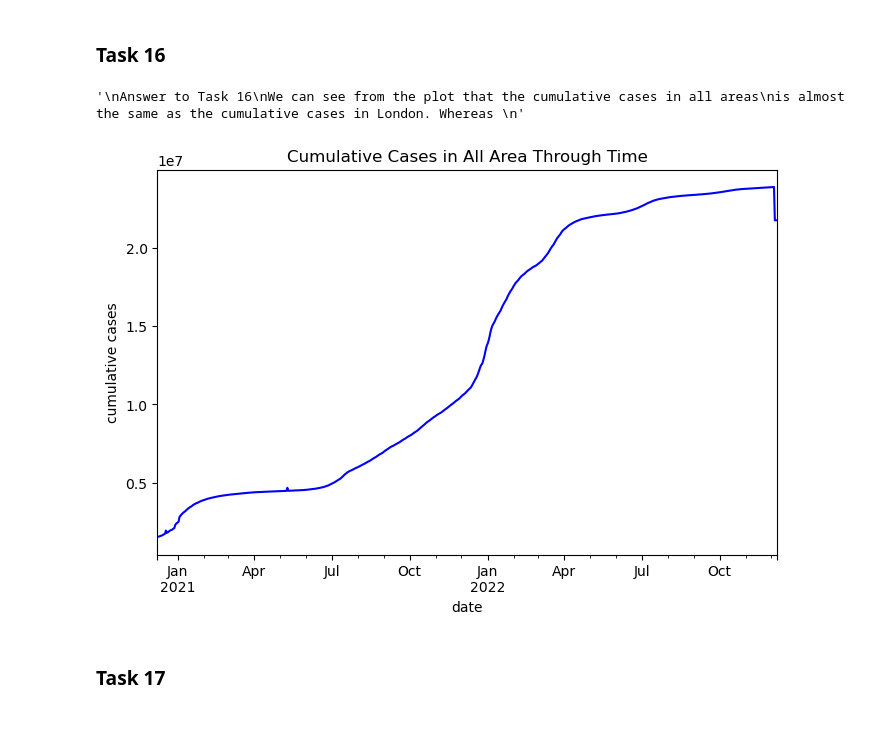
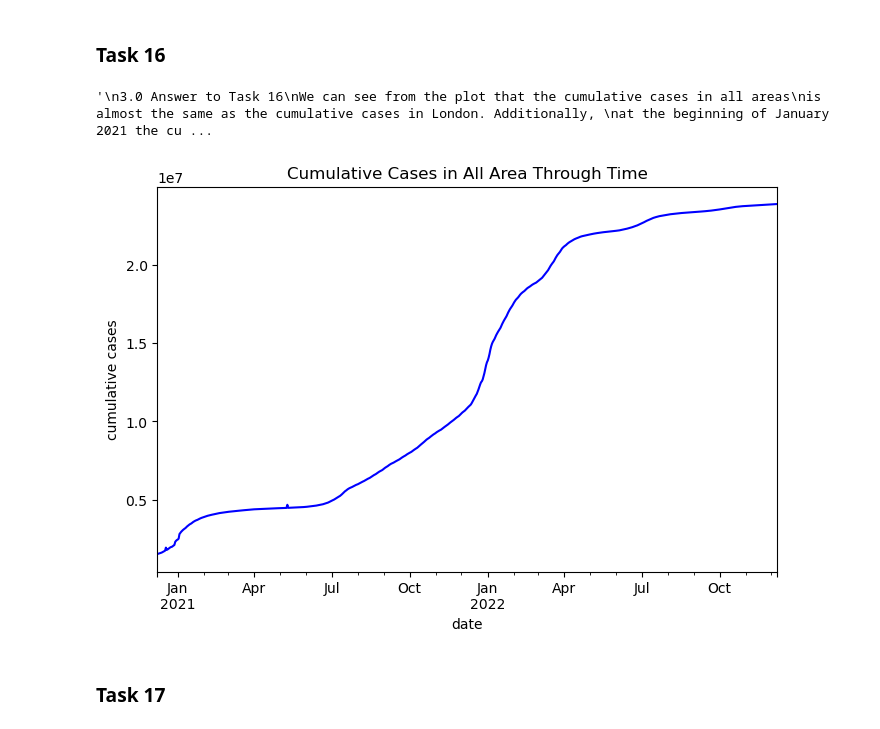
Before and after one commit to congrendai/CW2_for_computer_programing, a Jupyter notebook: CW2_A1.ipynb, the cells around one changed output. Drawn from its saved outputs; the diff is of its cells as text; code cells hidden in the pictures.

```diff
--- a/CW2_A1.ipynb
+++ b/CW2_A1.ipynb
@@ -228,44 +276,27 @@ is from the beginning of April to the end of the year (slightly increased).
 # %% [markdown]
 ### Task 16
-# %%
-"""
-Since the cumulative cases data in Northern Ireland missed from 2022/5/20 to 2022/12/8,
-we need to add more date to the Northern Ireland from 2022/5/20 to 2022/12/8
-"""
-# Intermediate dataframe
-# Create a new dataframe with the data of Northern Ireland from covid_data dataframe
-Northern_Ireland = covid_data[covid_data["area"] == "Northern Ireland"]
-
-# Create a new dataframe with the date range from 2022/5/20 to 2022/12/8
-date_range = pd.DataFrame(pd.date_range(start="2022-05-20", end="2022-12-08"))
-date_range.columns = ["date"]
-
-# Add new date to the Northern Ireland dataframe
-Northern_Ireland_with_new_date = pd.merge(Northern_Ireland, date_range, how = "outer", on = "date")
-
-# Fill the empty data
-Northern_Ireland_with_new_date["cumulative_cases"].ffill(inplace = True)
-Northern_Ireland_with_new_date["area"].ffill(inplace = True)
-
-# Drop the data of Northern Ireland from the covid_data dataframe
-covid_data_drop_Northern_Ireland = covid_data[covid_data["area"] != "Northern Ireland"]
-
-# Add back Northern Ireland with new date to the covid_data dataframe
-covid_data_with_new_Northern_Ireland_data = pd.concat([covid_data_drop_Northern_Ireland, Northern_Ireland_with_new_date])
-
-# Transform the dataframe to plot
-cumulative_cases_summed_over_all_areas = covid_data_with_new_Northern_Ireland_data.groupby("date")["cumulative_cases"].sum()
-
-# Plot to intermediate dataframe
-cumulative_cases_summed_over_all_areas.plot(figsize = (8,5), ylabel = "cumulative cases", title = "Cumulative Cases in All Area Through Time", color = "blue")
-
-"""
-Answer to Task 16
-We can see from the plot that the cumulative cases in all areas
-is almost the same as the cumulative cases in London. Whereas
-"""
-# %% [output]
-'\nAnswer to Task 16\nWe can see from the plot that the cumulative cases in all areas\nis almost the same as the cumulative cases in London. Whereas \n'
-[figure, removed]
+# %%
+# 1.0 Intermediate dataframe
+cumulative_cases_summed_over_all_areas = covid_data.groupby("date")["cumulative_cases"].sum()
+"""
+We can compare it with the covid_data dataframe to see the original data by
+cumulative_cases_summed_over_all_areas = covid_data.groupby("date")["cumulative_cases"].sum()
+"""
+
+# 2.0 Plot to intermediate dataframe
+cumulative_cases_summed_over_all_areas.plot(figsize = (8,5), ylabel = "cumulative cases", title = "Cumulative Cases in All Area Through Time", color = "blue")
+
+"""
+3.0 Answer to Task 16
+We can see from the plot that the cumulative cases in all areas
+is almost the same as the cumulative cases in London. Additionally,
+at the beginning of January 2021 the cumulative cases of London
+increased more than that in all areas. Whereas from July 2021 to
+January 2022 the slope of the cumulative cases in all areas is higher
+than that in London.
+"""
+# %% [output]
+'\n3.0 Answer to Task 16\nWe can see from the plot that the cumulative cases in all areas\nis almost the same as the cumulative cases in London. Additionally, \nat the beginning of January 2021 the cu ...
+[figure, added]
 # %% [markdown]
 ### Task 17
```
Also changed, not shown: parts of 12 cells of this notebook.
